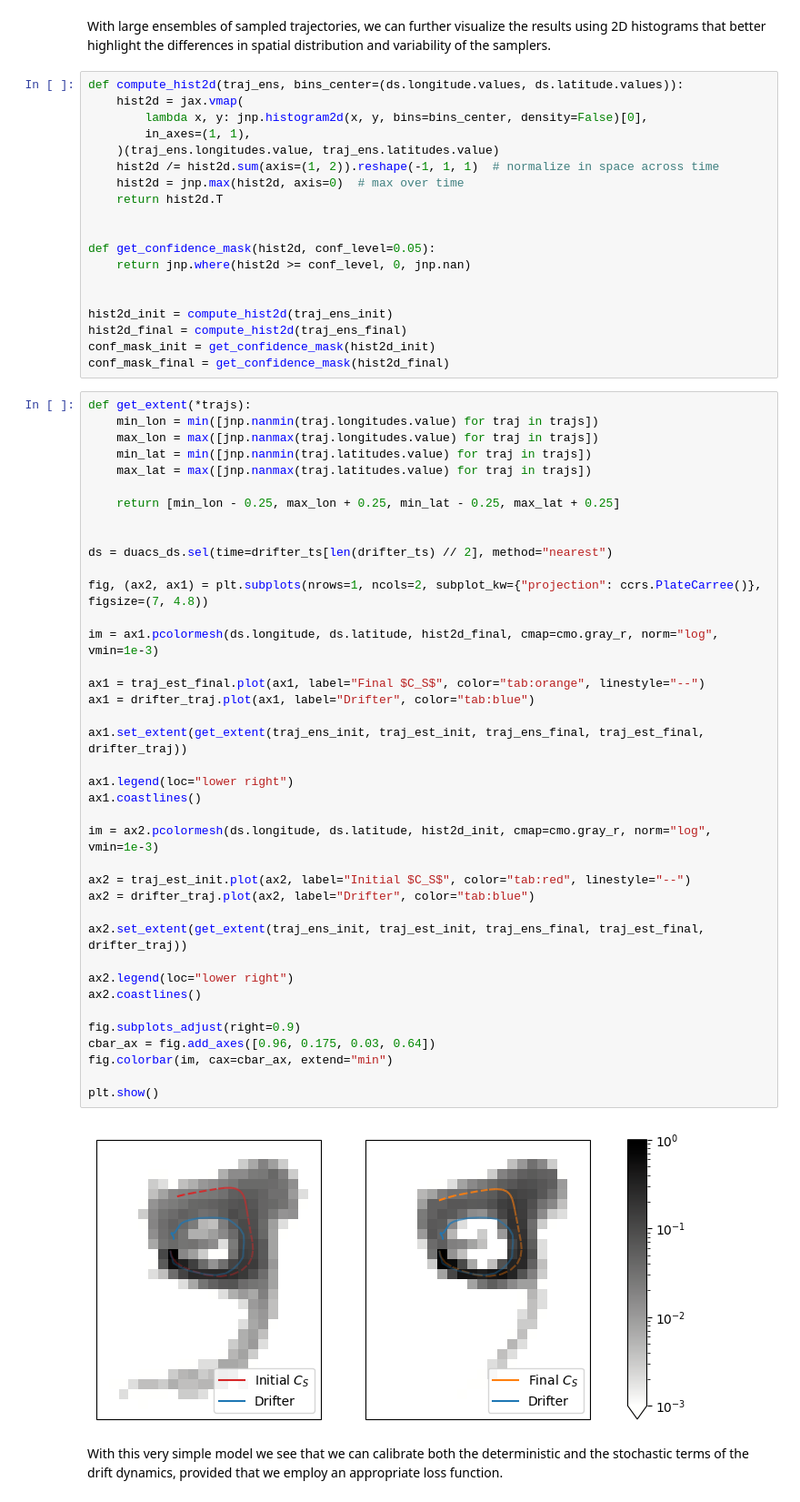
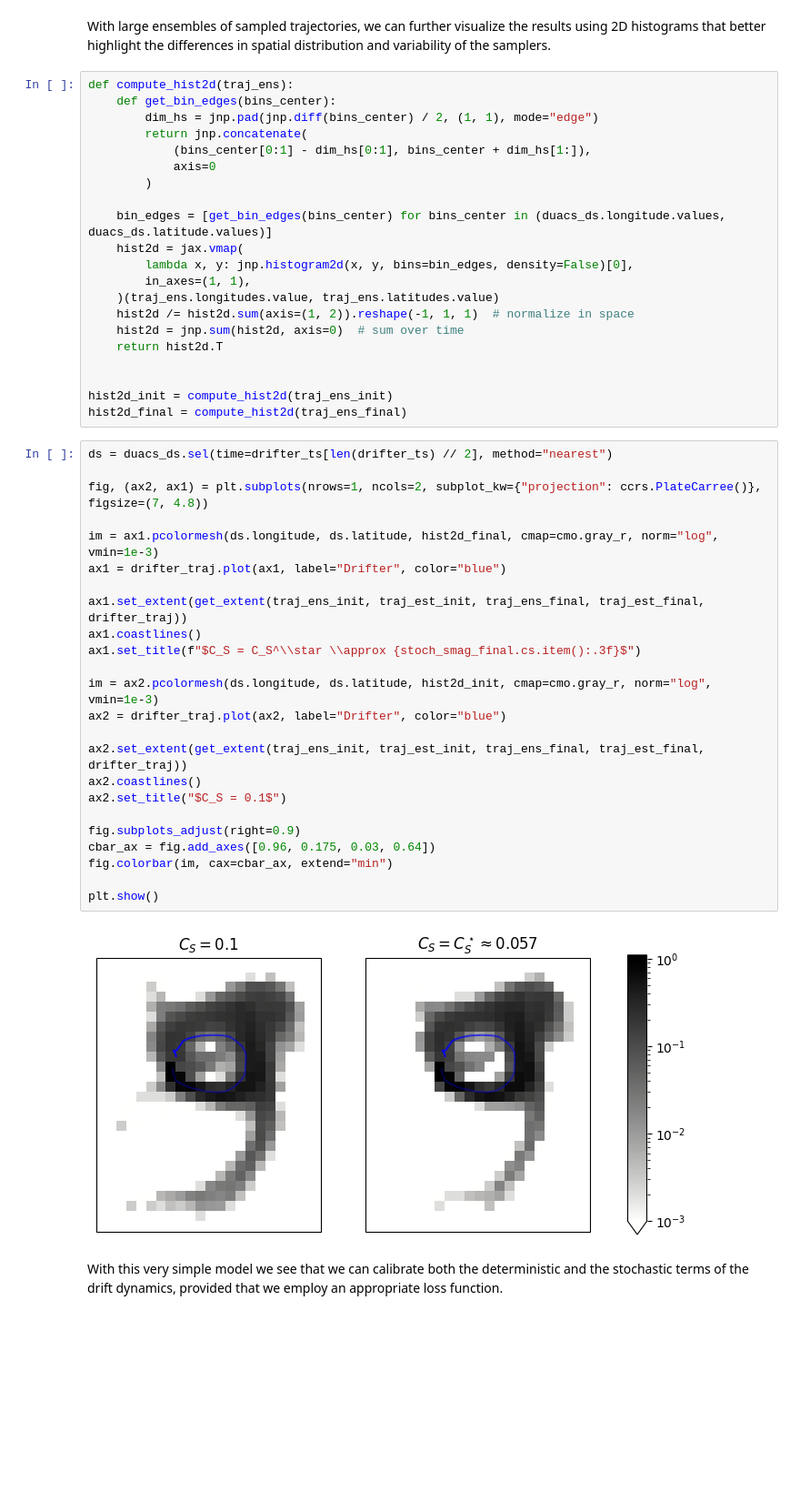
Before and after one commit to vadmbertr/pastax, a Jupyter notebook: docs/getting_started.ipynb, the cells around one changed output. Shown at 91% size. Drawn from its saved outputs; the diff is of its cells as text; blank space fills up the shorter version.

```diff
--- a/docs/getting_started.ipynb
+++ b/docs/getting_started.ipynb
@@ -919,64 +907,51 @@ plt.show()
 # %% [markdown]
 With large ensembles of sampled trajectories, we can further visualize the results using 2D histograms that better highlight the differences in spatial distribution and variability of the samplers.
 # %%
-def compute_hist2d(traj_ens, bins_center=(ds.longitude.values, ds.latitude.values)):
+def compute_hist2d(traj_ens):
+    def get_bin_edges(bins_center):
+        dim_hs = jnp.pad(jnp.diff(bins_center) / 2, (1, 1), mode="edge")
+        return jnp.concatenate(
+            (bins_center[0:1] - dim_hs[0:1], bins_center + dim_hs[1:]),
+            axis=0
+        )
+
+    bin_edges = [get_bin_edges(bins_center) for bins_center in (duacs_ds.longitude.values, duacs_ds.latitude.values)]
     hist2d = jax.vmap(
-        lambda x, y: jnp.histogram2d(x, y, bins=bins_center, density=False)[0],
+        lambda x, y: jnp.histogram2d(x, y, bins=bin_edges, density=False)[0],
         in_axes=(1, 1),
     )(traj_ens.longitudes.value, traj_ens.latitudes.value)
-    hist2d /= hist2d.sum(axis=(1, 2)).reshape(-1, 1, 1)  # normalize in space across time
-    hist2d = jnp.max(hist2d, axis=0)  # max over time
+    hist2d /= hist2d.sum(axis=(1, 2)).reshape(-1, 1, 1)  # normalize in space
+    hist2d = jnp.sum(hist2d, axis=0)  # sum over time
     return hist2d.T
-
-
-def get_confidence_mask(hist2d, conf_level=0.05):
-    return jnp.where(hist2d >= conf_level, 0, jnp.nan)
 
 
 hist2d_init = compute_hist2d(traj_ens_init)
 hist2d_final = compute_hist2d(traj_ens_final)
-conf_mask_init = get_confidence_mask(hist2d_init)
-conf_mask_final = get_confidence_mask(hist2d_final)
 # %%
-def get_extent(*trajs):
-    min_lon = min([jnp.nanmin(traj.longitudes.value) for traj in trajs])
-    max_lon = max([jnp.nanmax(traj.longitudes.value) for traj in trajs])
-    min_lat = min([jnp.nanmin(traj.latitudes.value) for traj in trajs])
-    max_lat = max([jnp.nanmax(traj.latitudes.value) for traj in trajs])
-
-    return [min_lon - 0.25, max_lon + 0.25, min_lat - 0.25, max_lat + 0.25]
-
-
 ds = duacs_ds.sel(time=drifter_ts[len(drifter_ts) // 2], method="nearest")
 
 fig, (ax2, ax1) = plt.subplots(nrows=1, ncols=2, subplot_kw={"projection": ccrs.PlateCarree()}, figsize=(7, 4.8))
 
 im = ax1.pcolormesh(ds.longitude, ds.latitude, hist2d_final, cmap=cmo.gray_r, norm="log", vmin=1e-3)
-
-ax1 = traj_est_final.plot(ax1, label="Final $C_S$", color="tab:orange", linestyle="--")
-ax1 = drifter_traj.plot(ax1, label="Drifter", color="tab:blue")
+ax1 = drifter_traj.plot(ax1, label="Drifter", color="blue")
 
 ax1.set_extent(get_extent(traj_ens_init, traj_est_init, traj_ens_final, traj_est_final, drifter_traj))
-
-ax1.legend(loc="lower right")
 ax1.coastlines()
+ax1.set_title(f"$C_S = C_S^\\star \\approx {stoch_smag_final.cs.item():.3f}$")
 
 im = ax2.pcolormesh(ds.longitude, ds.latitude, hist2d_init, cmap=cmo.gray_r, norm="log", vmin=1e-3)
-
-ax2 = traj_est_init.plot(ax2, label="Initial $C_S$", color="tab:red", linestyle="--")
-ax2 = drifter_traj.plot(ax2, label="Drifter", color="tab:blue")
+ax2 = drifter_traj.plot(ax2, label="Drifter", color="blue")
 
 ax2.set_extent(get_extent(traj_ens_init, traj_est_init, traj_ens_final, traj_est_final, drifter_traj))
-
-ax2.legend(loc="lower right")
 ax2.coastlines()
+ax2.set_title("$C_S = 0.1$")
 
 fig.subplots_adjust(right=0.9)
 cbar_ax = fig.add_axes([0.96, 0.175, 0.03, 0.64])
 fig.colorbar(im, cax=cbar_ax, extend="min")
 
 plt.show()
 # %% [output]
-[figure, old version]
+[figure, new version]
 # %% [markdown]
 With this very simple model we see that we can calibrate both the deterministic and the stochastic terms of the drift dynamics, provided that we employ an appropriate loss function.
```
Also changed, not shown: parts of 44 cells of this notebook, 1 other file.
